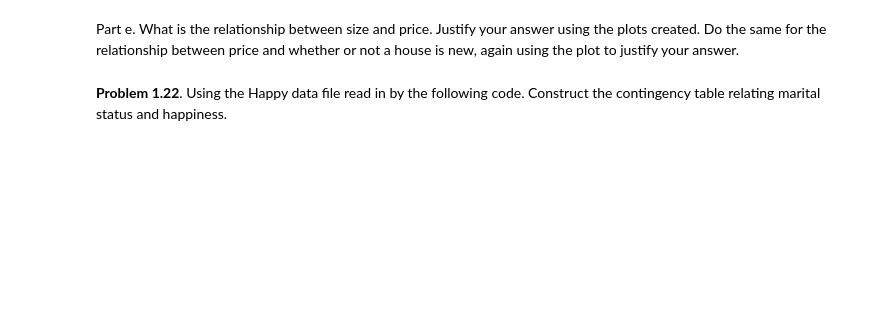
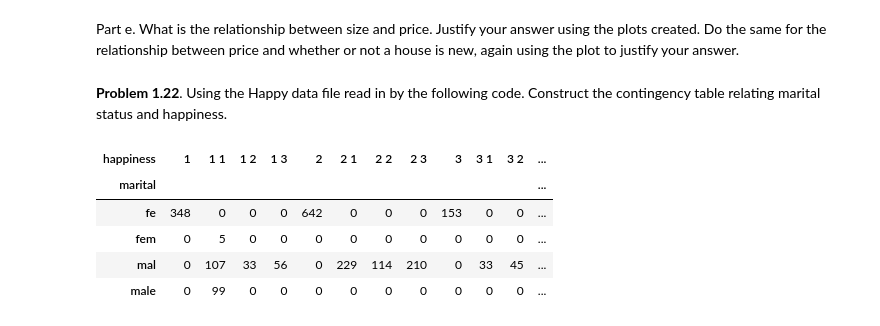
Before and after one commit to stat220/stat-220-hw1-waatermelon, a Jupyter notebook: Stat_220_HW1.ipynb, the cells around one changed output. Saved outputs shown, nothing was run; the diff lists cells and outputs as text; code cells hidden in the pictures; blank space fills up the shorter version.

```diff
--- a/Stat_220_HW1.ipynb
+++ b/Stat_220_HW1.ipynb
@@ -88,3 +135,12 @@ Part e. What is the relationship between size and price.  Justify your answer us
 **Problem 1.22**. Using the Happy data file read in by the following code. Construct the contingency table relating marital status and happiness.
 # %%
 happy = pd.read_fwf("https://stat4ds.rwth-aachen.de/data/Happy.dat")
+# %%
+pd.crosstab(happy['marital'], happy['happiness'])
+# %% [output]
+| happiness | 1 | 1 1 | 1 2 | 1 3 | 2 | 2 1 | 2 2 | 2 3 | 3 | 3 1 | 3 2 | ... |
+| marital |  |  |  |  |  |  |  |  |  |  |  | ... |
+| fe | 348 | 0 | 0 | 0 | 642 | 0 | 0 | 0 | 153 | 0 | 0 | ... |
+| fem | 0 | 5 | 0 | 0 | 0 | 0 | 0 | 0 | 0 | 0 | 0 | ... |
+| mal | 0 | 107 | 33 | 56 | 0 | 229 | 114 | 210 | 0 | 33 | 45 | ... |
+| male | 0 | 99 | 0 | 0 | 0 | 0 | 0 | 0 | 0 | 0 | 0 | ... |
```
Also changed, not shown: parts of 5 cells of this notebook.
